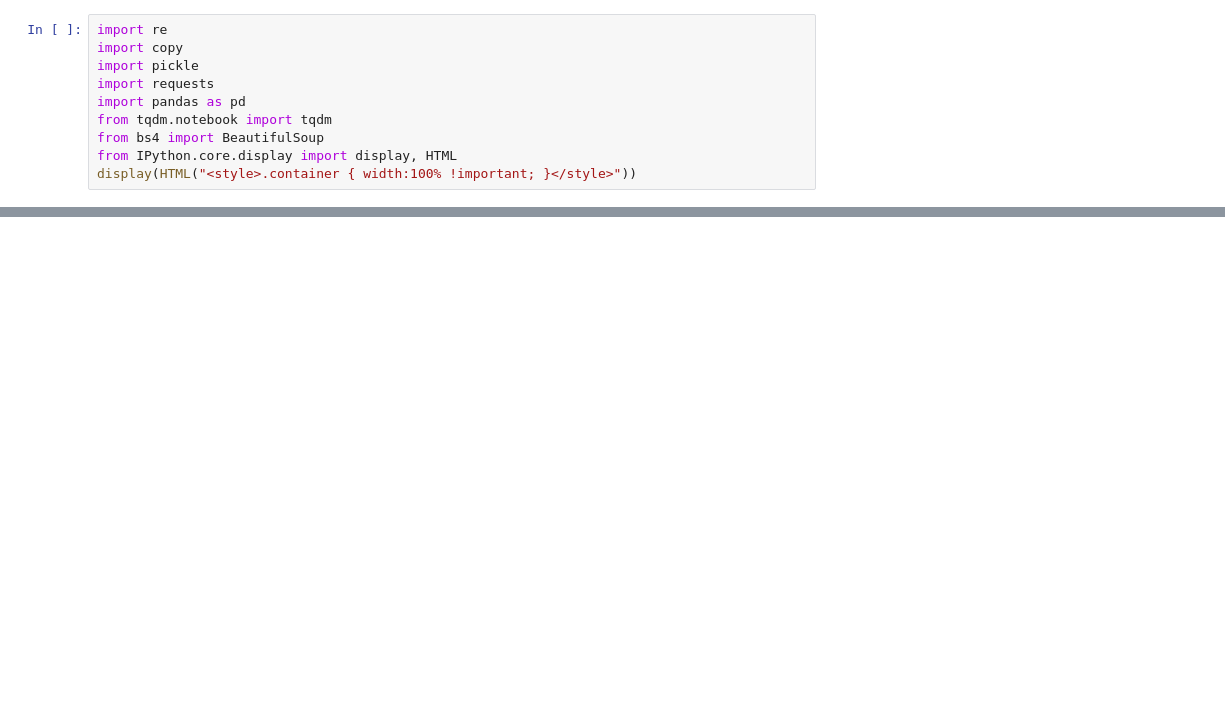
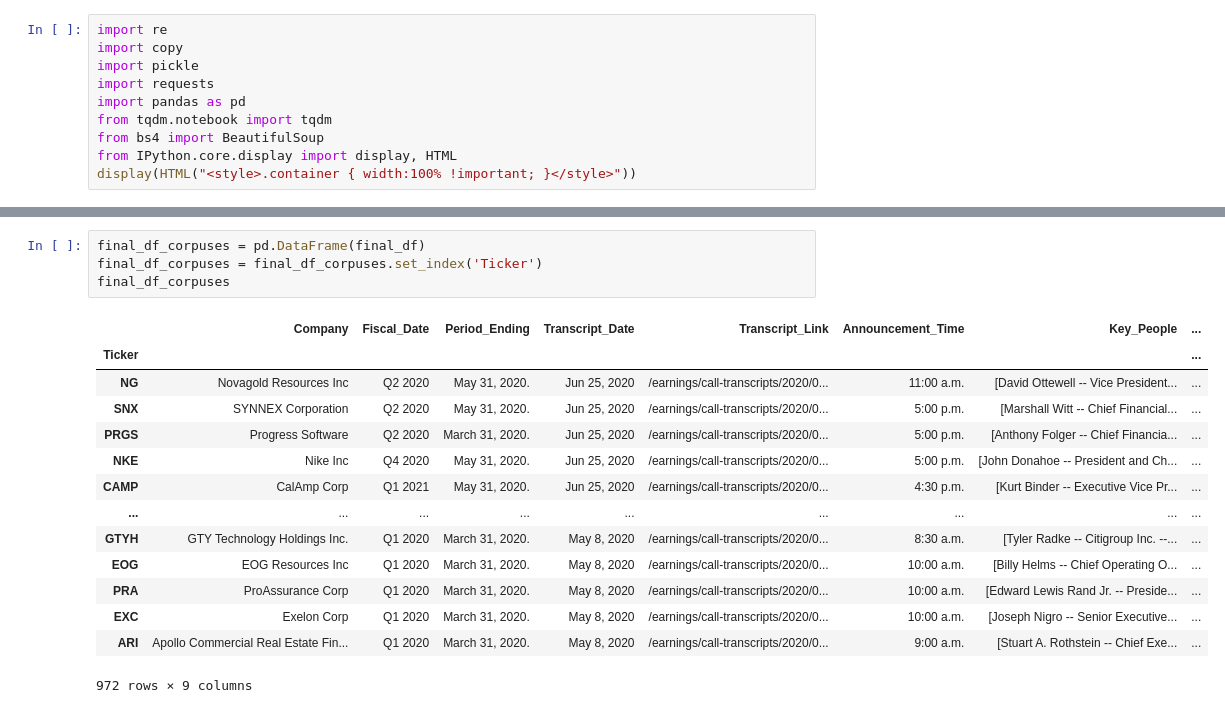
Before and after one commit to ParthivNaresh/EarningsTranscript_NLP, a Jupyter notebook: EDATranscripts.ipynb, the cells around one changed output, grey strips where cells are left out. Saved outputs shown, nothing was run; the diff lists cells and outputs as text; blank space fills up the shorter version.

```diff
--- a/EDATranscripts.ipynb
+++ b/EDATranscripts.ipynb
@@ -27,0 +28,19 @@ final_df
+# %%
+final_df_corpuses = pd.DataFrame(final_df)
+final_df_corpuses = final_df_corpuses.set_index('Ticker')
+final_df_corpuses
+# %% [output]
+|  | Company | Fiscal_Date | Period_Ending | Transcript_Date | Transcript_Link | Announcement_Time | Key_People | ... |
+| Ticker |  |  |  |  |  |  |  | ... |
+| NG | Novagold Resources Inc | Q2 2020 | May 31, 2020. | Jun 25, 2020 | /earnings/call-transcripts/2020/0... | 11:00 a.m. | [David Ottewell -- Vice President... | ... |
+| SNX | SYNNEX Corporation | Q2 2020 | May 31, 2020. | Jun 25, 2020 | /earnings/call-transcripts/2020/0... | 5:00 p.m. | [Marshall Witt -- Chief Financial... | ... |
+| PRGS | Progress Software | Q2 2020 | March 31, 2020. | Jun 25, 2020 | /earnings/call-transcripts/2020/0... | 5:00 p.m. | [Anthony Folger -- Chief Financia... | ... |
+| NKE | Nike Inc | Q4 2020 | May 31, 2020. | Jun 25, 2020 | /earnings/call-transcripts/2020/0... | 5:00 p.m. | [John Donahoe -- President and Ch... | ... |
+| CAMP | CalAmp Corp | Q1 2021 | May 31, 2020. | Jun 25, 2020 | /earnings/call-transcripts/2020/0... | 4:30 p.m. | [Kurt Binder -- Executive Vice Pr... | ... |
+| ... | ... | ... | ... | ... | ... | ... | ... | ... |
+| GTYH | GTY Technology Holdings Inc. | Q1 2020 | March 31, 2020. | May 8, 2020 | /earnings/call-transcripts/2020/0... | 8:30 a.m. | [Tyler Radke -- Citigroup Inc. --... | ... |
+| EOG | EOG Resources Inc | Q1 2020 | March 31, 2020. | May 8, 2020 | /earnings/call-transcripts/2020/0... | 10:00 a.m. | [Billy Helms -- Chief Operating O... | ... |
+| PRA | ProAssurance Corp | Q1 2020 | March 31, 2020. | May 8, 2020 | /earnings/call-transcripts/2020/0... | 10:00 a.m. | [Edward Lewis Rand Jr. -- Preside... | ... |
+| EXC | Exelon Corp | Q1 2020 | March 31, 2020. | May 8, 2020 | /earnings/call-transcripts/2020/0... | 10:00 a.m. | [Joseph Nigro -- Senior Executive... | ... |
+| ARI | Apollo Commercial Real Estate Fin... | Q1 2020 | March 31, 2020. | May 8, 2020 | /earnings/call-transcripts/2020/0... | 9:00 a.m. | [Stuart A. Rothstein -- Chief Exe... | ... |
+972 rows × 9 columns
```
Also changed, not shown: parts of 1 cell of this notebook, 1 other file.
